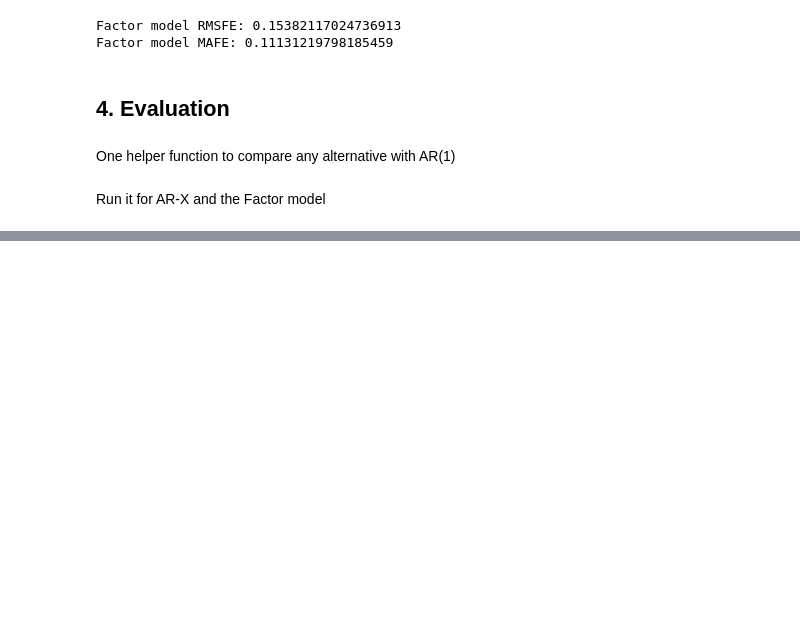
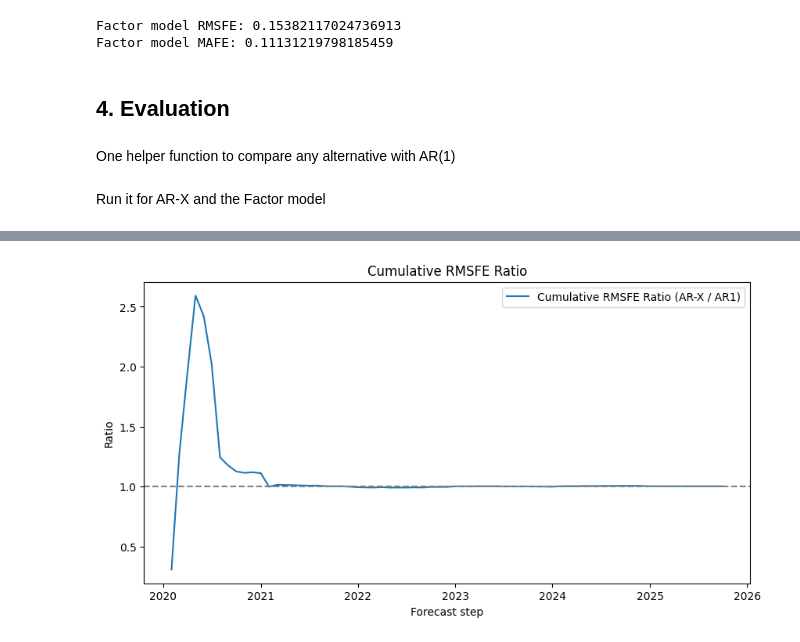
Before and after one commit to StefaniaLavarda/Time_Series_Project, a Jupyter notebook: eda.ipynb, the cells around one changed output, grey strips where cells are left out. Saved outputs shown, nothing was run; the diff lists cells and outputs as text; code cells hidden in the pictures; blank space fills up the shorter version.

```diff
--- a/eda.ipynb
+++ b/eda.ipynb
@@ -832,0 +791,26 @@ MAFE  ratio (alt / AR1): 0.993
+# %%
+import numpy as np
+import pandas as pd
+
+# errors
+errors_ar1 = a_ar1 - f_ar1
+errors_arx = a_arx - f_arx
+
+# cumulative MSE
+cum_mse_ar1 = np.cumsum(errors_ar1**2) / np.arange(1, len(errors_ar1)+1)
+cum_mse_arx = np.cumsum(errors_arx**2) / np.arange(1, len(errors_arx)+1)
+
+# cumulative RMSFE
+cum_rmsfe_ar1 = np.sqrt(cum_mse_ar1)
+cum_rmsfe_arx = np.sqrt(cum_mse_arx)
+
+# ratio
+cum_ratio = cum_rmsfe_arx / cum_rmsfe_ar1
+
+cum_df = pd.DataFrame({
+    "cum_rmsfe_ar1": cum_rmsfe_ar1,
+    "cum_rmsfe_arx": cum_rmsfe_arx,
+    "cum_ratio": cum_ratio
+})
+
+cum_df.head(15)
@@ -832,0 +835,11 @@ MAFE  ratio (alt / AR1): 0.993
+# %%
+plt.figure(figsize=(10,5))
+plt.plot(cum_ratio, label="Cumulative RMSFE Ratio (AR-X / AR1)")
+plt.axhline(1, color="grey", linestyle="--")
+plt.title("Cumulative RMSFE Ratio")
+plt.ylabel("Ratio")
+plt.xlabel("Forecast step")
+plt.legend()
+plt.show()
+# %% [output]
+[figure, added]
```
Also changed, not shown: parts of 25 cells of this notebook.
